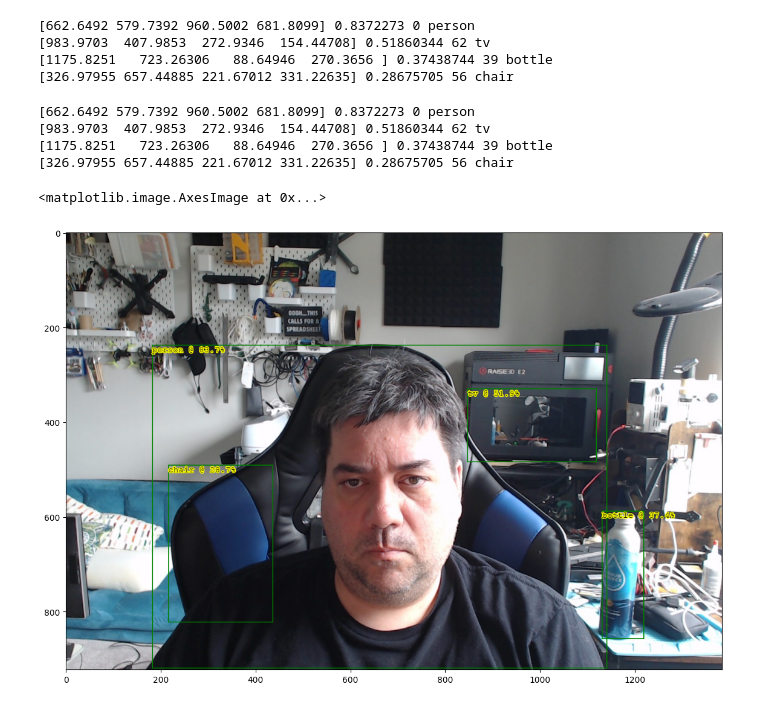
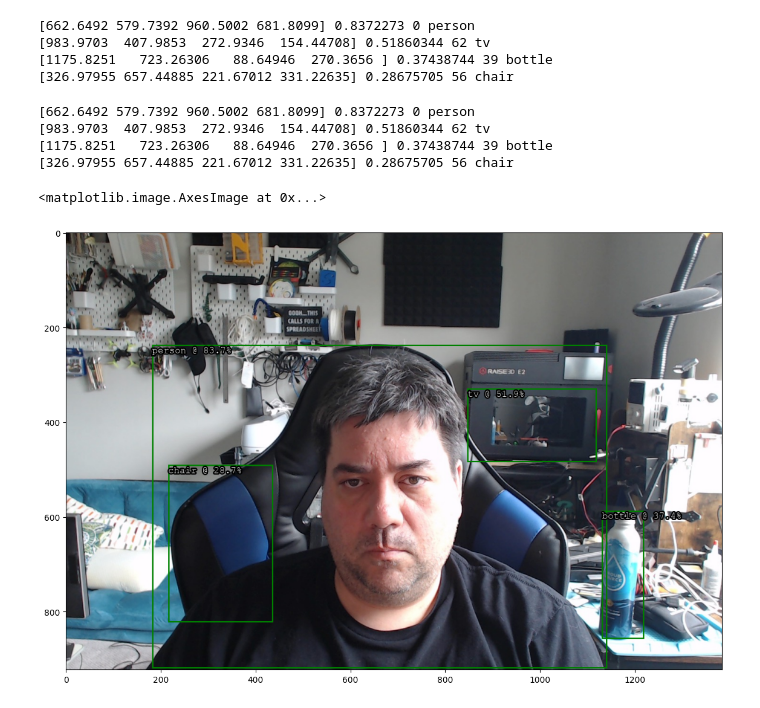
Before and after one commit to agvaniya/jupyter, a Jupyter notebook: tflite/yolo50.ipynb, the cells around one changed output. Saved outputs shown, nothing was run; the diff lists cells and outputs as text; code cells hidden in the pictures.

```diff
--- a/tflite/yolo50.ipynb
+++ b/tflite/yolo50.ipynb
@@ -105,23 +85,25 @@ for ix in selected:
 # %%
 draw_img = img.copy()
 drawing = ImageDraw.Draw(draw_img)
-f = ImageFont.truetype('Courier New.ttf',18)
+f = ImageFont.truetype('Courier New.ttf',20)
 
 for ix in selected:
     res = result[ix,:]
     xywh = boxes[ix,:4]
     conf = res[5:]*res[4:5]
     clas = np.argmax(conf)
     print(xywh, conf[clas], clas, classes[clas])
 
-    drawing.rectangle([xywh[0]-xywh[2]/2,xywh[1]-xywh[3]/2, xywh[0]+xywh[2]/2, xywh[1]+xywh[3]/2],outline='green',width=2)
-    drawing.text([xywh[0]-xywh[2]/2,xywh[1]-xywh[3]/2],fill='black', stroke_width=2, stroke_fill='yellow',font=f,  text=f'{classes[clas]} @ {conf[clas]*100:.1f}%')
+    drawing.rectangle([xywh[0]-xywh[2]/2,xywh[1]-xywh[3]/2, xywh[0]+xywh[2]/2, xywh[1]+xywh[3]/2],
+                      outline='green',width=3)
+    drawing.text([xywh[0]-xywh[2]/2,xywh[1]-xywh[3]/2],fill='white',
+                 stroke_width=3, stroke_fill='black',font=f,  text=f'{classes[clas]} @ {conf[clas]*100:.1f}%')
 plt.figure(figsize=(14,10))
 plt.imshow(draw_img)
 # %% [output]
 [662.6492 579.7392 960.5002 681.8099] 0.8372273 0 person
 [983.9703  407.9853  272.9346  154.44708] 0.51860344 62 tv
 [1175.8251   723.26306   88.64946  270.3656 ] 0.37438744 39 bottle
 [326.97955 657.44885 221.67012 331.22635] 0.28675705 56 chair
 <matplotlib.image.AxesImage at 0x...>
-[figure, old version]
+[figure, new version]
```
Also changed, not shown: parts of 3 cells of this notebook, 1 other file.
